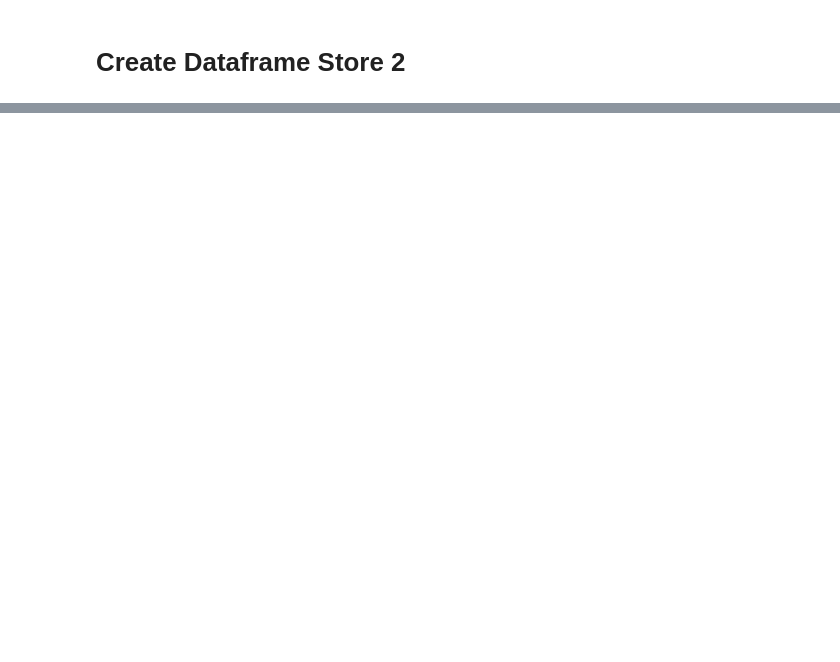
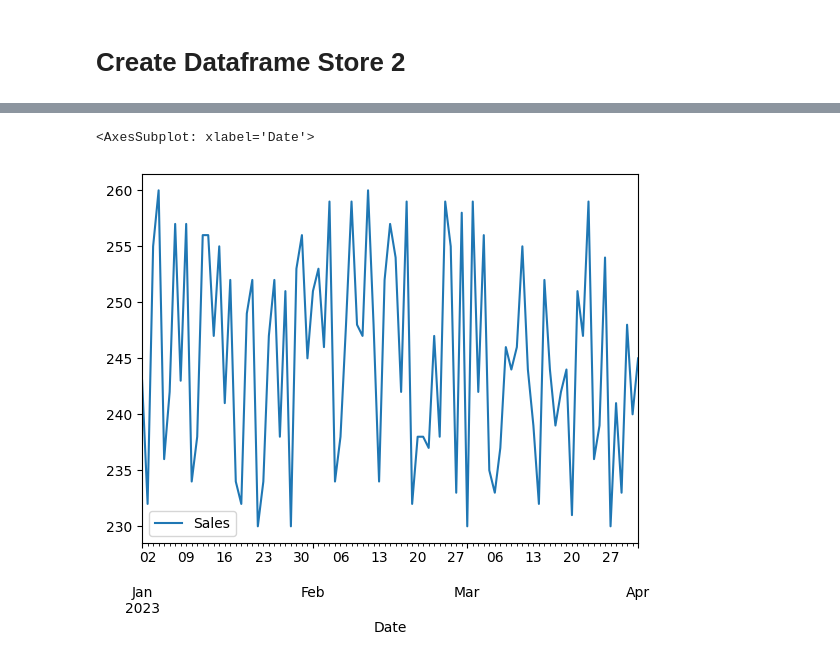
Before and after one commit to Pavlovj/bootcamp, a Jupyter notebook: Supermarketdata.ipynb, the cells around one changed output, grey strips where cells are left out. Saved outputs shown, nothing was run; the diff lists cells and outputs as text; code cells hidden in the pictures; blank space fills up the shorter version.

```diff
--- a/Supermarketdata.ipynb
+++ b/Supermarketdata.ipynb
@@ -187,0 +224,10 @@ df_store2[df_store2['Productdesc'] == "Apple"].head(20)
+# %%
+#load the libraries
+import matplotlib.pyplot as plt
+import statsmodels.api as sm
+from statsmodels.tsa.filters.hp_filter import hpfilter
+from statsmodels.tsa.seasonal import seasonal_decompose
+from statsmodels.tsa.holtwinters import ExponentialSmoothing
+from math import sqrt
+
+plt.style.use('default')
@@ -187,0 +236,3 @@ df_store2[df_store2['Productdesc'] == "Apple"].head(20)
+# %%
+apple_sales = df_apple_2[["Date","Sales"]]
+apple_sales
@@ -187,0 +253,3 @@ df_store2[df_store2['Productdesc'] == "Apple"].head(20)
+# %%
+#reset the day of each timestamp in df_ez to 1
+apple_sales["Date"] = apple_sales["Date"].dt.to_period('D').dt.to_timestamp()
@@ -187,0 +276,12 @@ df_store2[df_store2['Productdesc'] == "Apple"].head(20)
+# %%
+#sort the data by timestamp
+apple_sales = apple_sales.sort_values(by=['Date'])
+
+#reset the index
+apple_sales = apple_sales.reset_index(drop=True)
+
+apple_sales = apple_sales.set_index('Date')
+
+apple_sales_pred = apple_sales
+
+apple_sales_pred.info()
@@ -187,0 +297,6 @@ df_store2[df_store2['Productdesc'] == "Apple"].head(20)
+# %%
+#apple_sales_pred.head(10)
+apple_sales_pred.plot()
+# %% [output]
+<AxesSubplot: xlabel='Date'>
+[figure, added]
```
Also changed, not shown: parts of 31 cells of this notebook.
